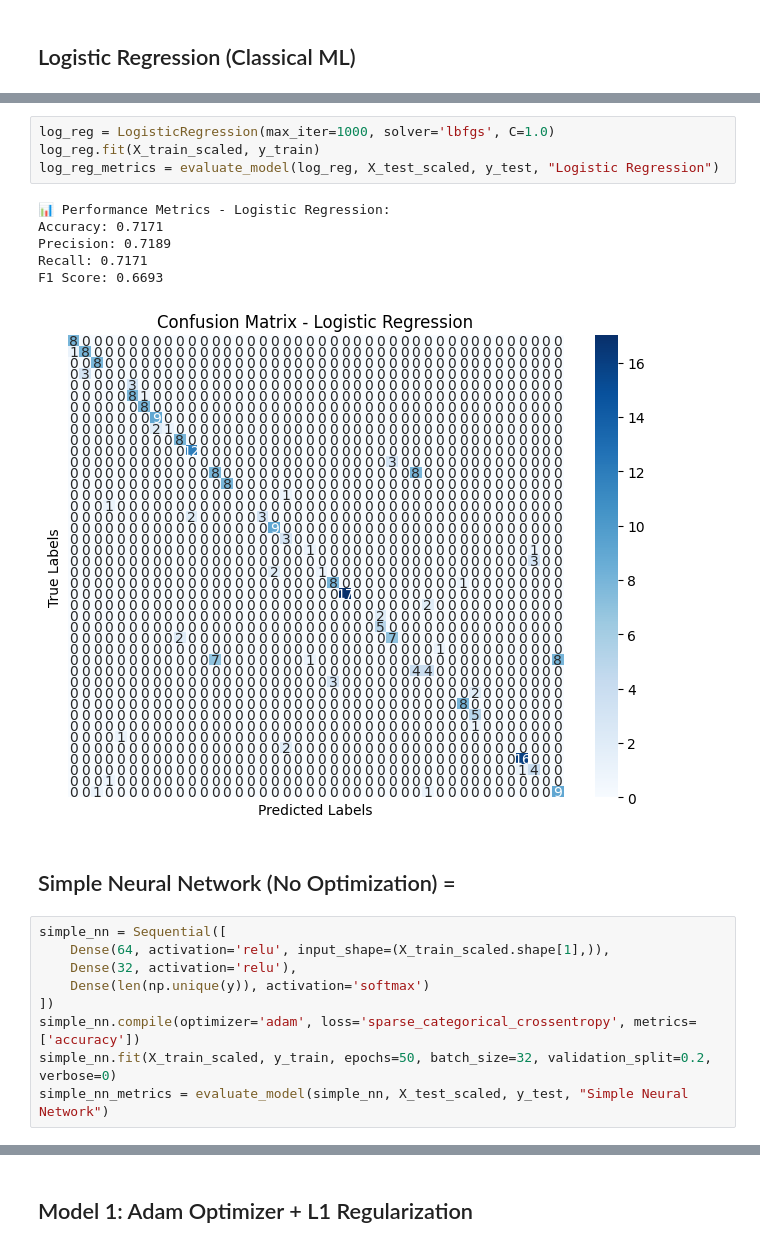
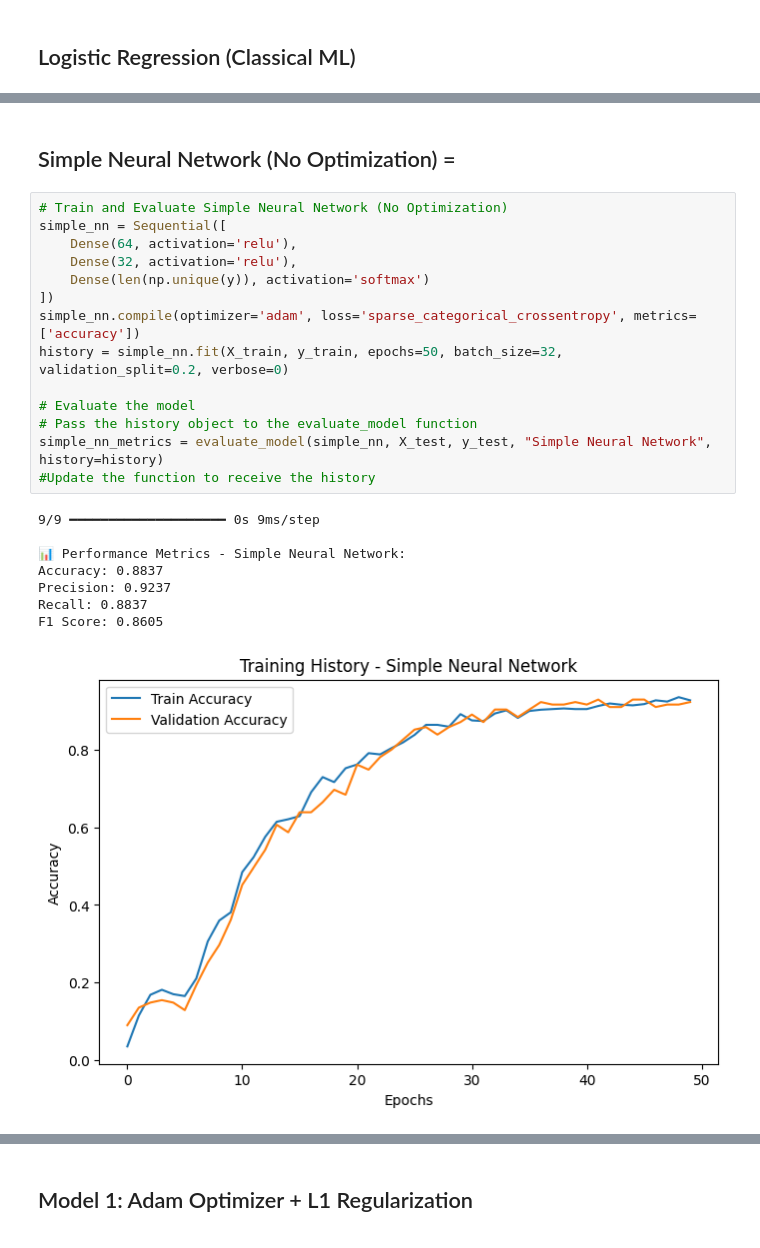
Before and after one commit to Jules-gatete/Intro_to_ML---Summatives, a Jupyter notebook: Summative_Intro_to_ml_Jules_Gatete_number]_assignment.ipynb, the cells around one changed output, grey strips where cells are left out. Cells and saved outputs as stored; diff of their text form.

```diff
--- a/Summative_Intro_to_ml_Jules_Gatete_number]_assignment.ipynb
+++ b/Summative_Intro_to_ml_Jules_Gatete_number]_assignment.ipynb
@@ -220,22 +236,25 @@ F1 Score: 0.6693
-# %%
-log_reg = LogisticRegression(max_iter=1000, solver='lbfgs', C=1.0)
-log_reg.fit(X_train_scaled, y_train)
-log_reg_metrics = evaluate_model(log_reg, X_test_scaled, y_test, "Logistic Regression")
-# %% [output]
-📊 Performance Metrics - Logistic Regression:
-Accuracy: 0.7171
-Precision: 0.7189
-Recall: 0.7171
-F1 Score: 0.6693
-[figure, removed]
 # %% [markdown]
 ## Simple Neural Network (No Optimization) =
 # %%
+# Train and Evaluate Simple Neural Network (No Optimization)
 simple_nn = Sequential([
-    Dense(64, activation='relu', input_shape=(X_train_scaled.shape[1],)),
+    Dense(64, activation='relu'),
     Dense(32, activation='relu'),
     Dense(len(np.unique(y)), activation='softmax')
 ])
 simple_nn.compile(optimizer='adam', loss='sparse_categorical_crossentropy', metrics=['accuracy'])
-simple_nn.fit(X_train_scaled, y_train, epochs=50, batch_size=32, validation_split=0.2, verbose=0)
-simple_nn_metrics = evaluate_model(simple_nn, X_test_scaled, y_test, "Simple Neural Network")
+history = simple_nn.fit(X_train, y_train, epochs=50, batch_size=32, validation_split=0.2, verbose=0)
+
+# Evaluate the model
+# Pass the history object to the evaluate_model function
+simple_nn_metrics = evaluate_model(simple_nn, X_test, y_test, "Simple Neural Network", history=history)
+#Update the function to receive the history
+# %% [output]
+9/9 ━━━━━━━━━━━━━━━━━━━━ 0s 9ms/step
+
+📊 Performance Metrics - Simple Neural Network:
+Accuracy: 0.8837
+Precision: 0.9237
+Recall: 0.8837
+F1 Score: 0.8605
+[figure, added]
```
Also changed, not shown: parts of 20 cells of this notebook.
